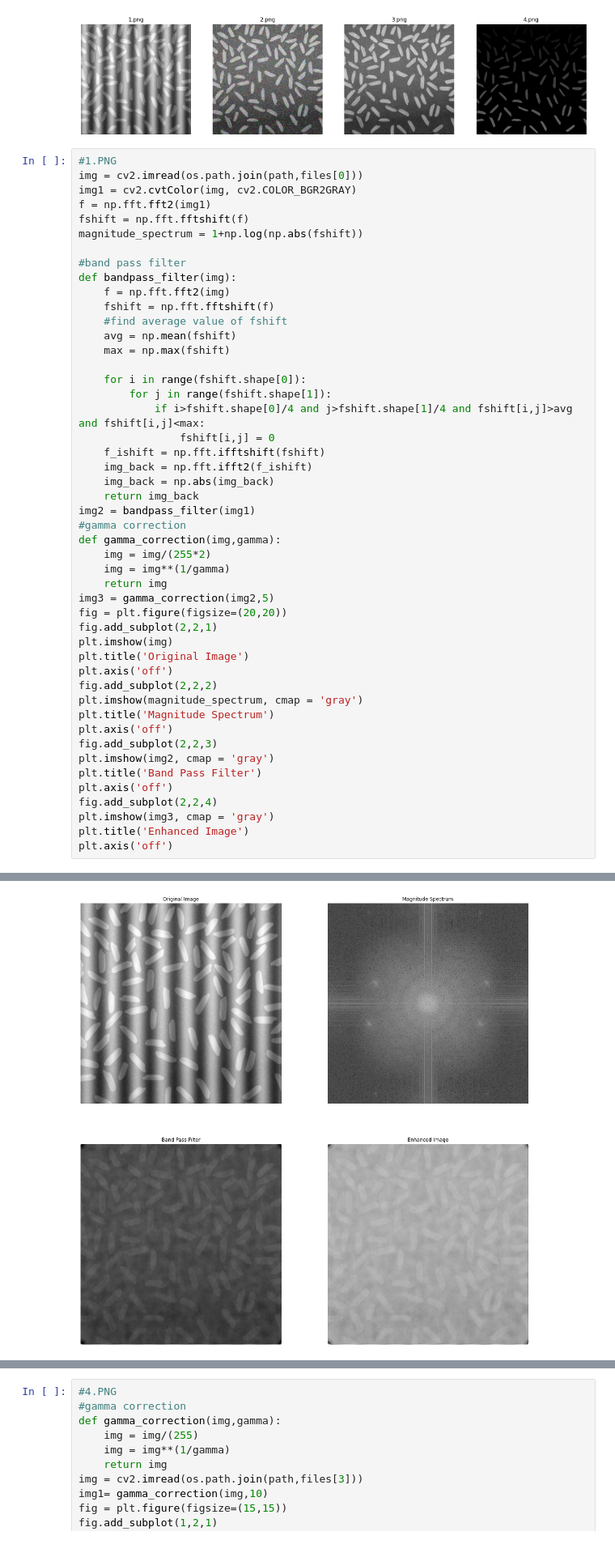
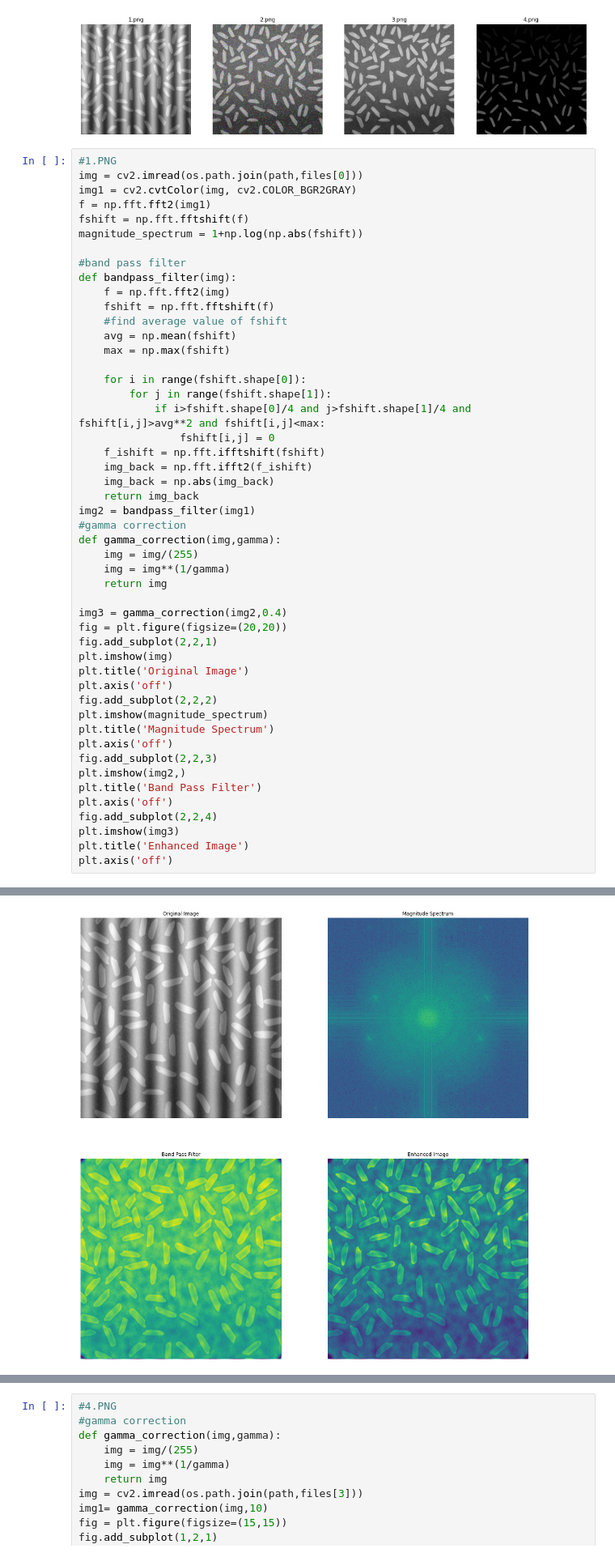
Before and after one commit to dominhkhoi2002/RiceCounting, a Jupyter notebook: Ex1/Ex1.ipynb, the cells around one changed output, grey strips where cells are left out. Shown at 81% size. Saved outputs shown, nothing was run; the diff lists cells and outputs as text.

```diff
--- a/Ex1/Ex1.ipynb
+++ b/Ex1/Ex1.ipynb
@@ -41,40 +41,41 @@ def bandpass_filter(img):
     max = np.max(fshift)
 
     for i in range(fshift.shape[0]):
         for j in range(fshift.shape[1]):
-            if i>fshift.shape[0]/4 and j>fshift.shape[1]/4 and fshift[i,j]>avg and fshift[i,j]<max:
+            if i>fshift.shape[0]/4 and j>fshift.shape[1]/4 and fshift[i,j]>avg**2 and fshift[i,j]<max:
                 fshift[i,j] = 0
     f_ishift = np.fft.ifftshift(fshift)
     img_back = np.fft.ifft2(f_ishift)
     img_back = np.abs(img_back)
     return img_back
 img2 = bandpass_filter(img1)
 #gamma correction
 def gamma_correction(img,gamma):
-    img = img/(255*2)
+    img = img/(255)
     img = img**(1/gamma)
     return img
-img3 = gamma_correction(img2,5)
+
+img3 = gamma_correction(img2,0.4)
 fig = plt.figure(figsize=(20,20))
 fig.add_subplot(2,2,1)
 plt.imshow(img)
 plt.title('Original Image')
 plt.axis('off')
 fig.add_subplot(2,2,2)
-plt.imshow(magnitude_spectrum, cmap = 'gray')
+plt.imshow(magnitude_spectrum)
 plt.title('Magnitude Spectrum')
 plt.axis('off')
 fig.add_subplot(2,2,3)
-plt.imshow(img2, cmap = 'gray')
+plt.imshow(img2,)
 plt.title('Band Pass Filter')
 plt.axis('off')
 fig.add_subplot(2,2,4)
-plt.imshow(img3, cmap = 'gray')
+plt.imshow(img3)
 plt.title('Enhanced Image')
 plt.axis('off')
 # %% [output]
 (-0.5, 460.5, 460.5, -0.5)
-[figure, old version]
+[figure, new version]
 # %%
 #2.PNG
 #median filter
```
Also changed, not shown: parts of 1 cell of this notebook.
